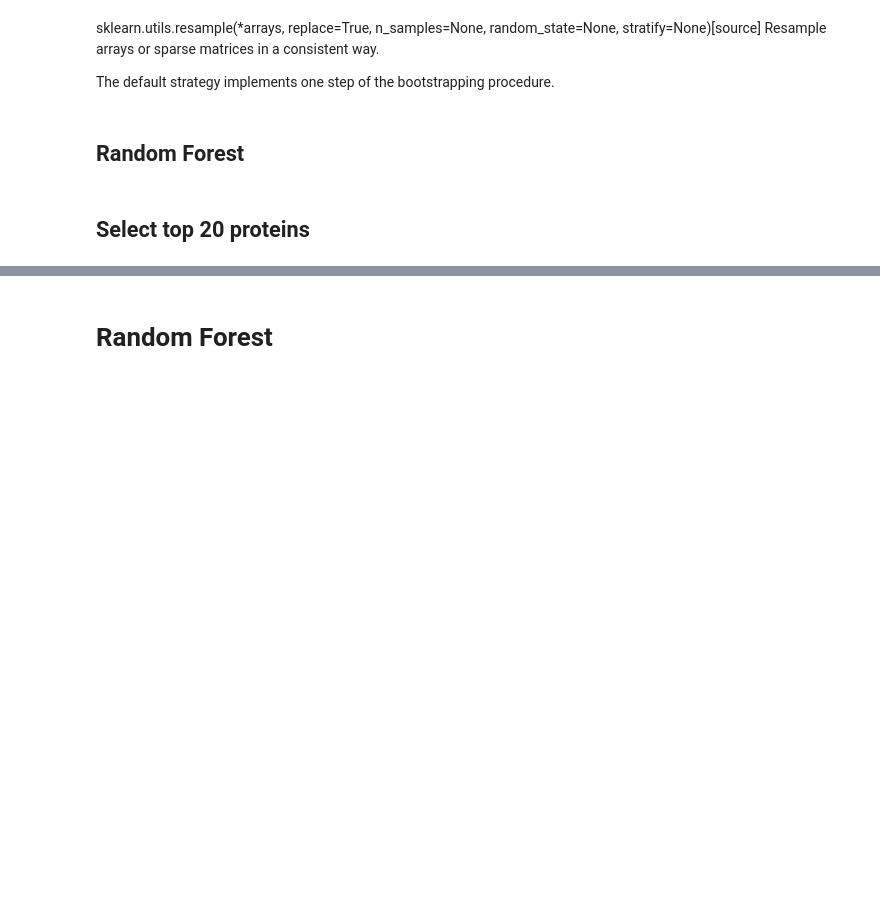
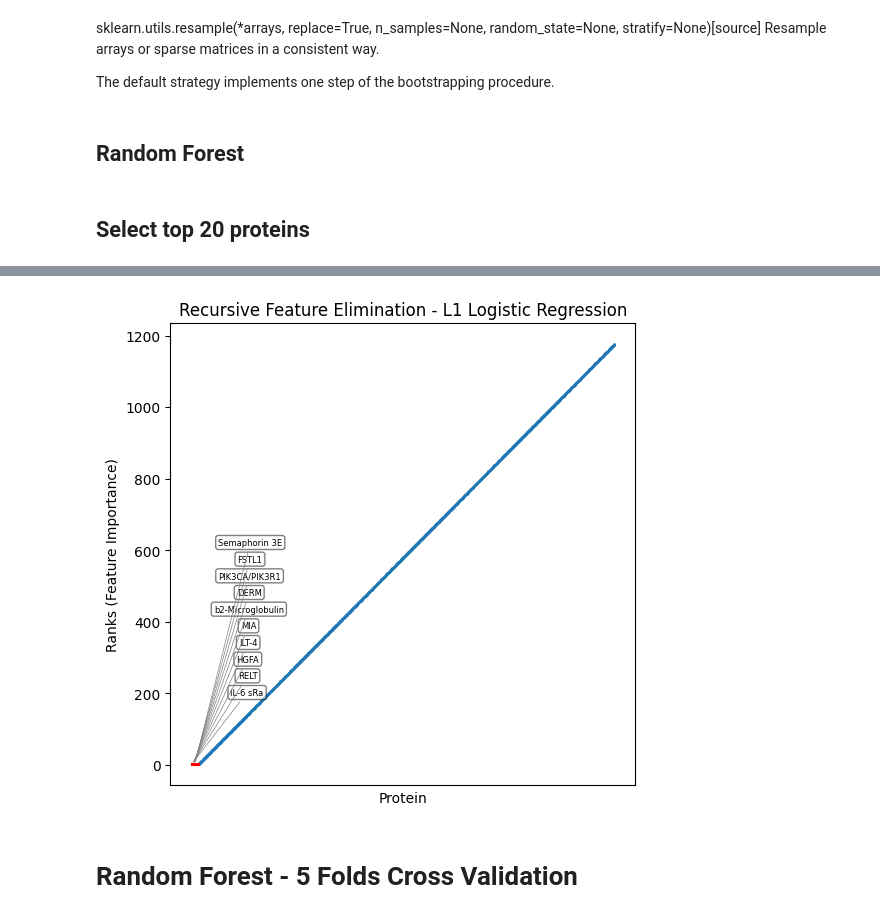
Before and after one commit to Capstone-24-25/module1-group-5, a Jupyter notebook: scripts/drafts/jaxon_script.ipynb, the cells around one changed output, grey strips where cells are left out. Drawn from its saved outputs; the diff is of its cells as text; code cells hidden in the pictures; blank space fills up the shorter version.

```diff
--- a/scripts/drafts/jaxon_script.ipynb
+++ b/scripts/drafts/jaxon_script.ipynb
@@ -132,5 +136,45 @@ Selected Features: Index(['HCE004152', 'MIA', 'IGFBP-1', 'PIK3CA/PIK3R1', 'b2-Mi
+# %%
+biomarker_rfe_top10_names = X_train.columns[np.argsort(rfe.ranking_)[:10]] # top 20 ranking importance names
+biomarker_rfe_top10_y = np.sort(rfe.ranking_)[:20]
+biomarker_rfe_top10_x = range(20)
+offset_index = range(20)
+
+ranking_sorted = np.sort(rfe.ranking_)
+
+x_axis = range(X_train.shape[1])
+y_axis = ranking_sorted
+
+fig, ax = plt.subplots(figsize=[6, 6]);
+plt.scatter(x=x_axis, y=y_axis, s=1);
+
+for x, y, name, idx in zip(biomarker_rfe_top10_x, biomarker_rfe_top10_y, biomarker_rfe_top10_names, offset_index):
+  ax.scatter(biomarker_rfe_top10_x, biomarker_rfe_top10_y, c='red', s=1);
+
+  offset_x = 40 if idx <= 10 else None
+  offset_y = (idx % 10) * 12 + 50
+
+  ax.annotate(
+    f'{name}' if idx <= 10 else None,
+    (x, y),
+    textcoords='offset points',
+    xytext=(offset_x, offset_y),
+    fontsize=6,
+    ha='center',
+    color='black',
+    bbox=dict(boxstyle='round,pad=0.3', edgecolor='black', facecolor='white', alpha=0.5) if idx <= 10 else None,
+    arrowprops=dict(arrowstyle='-', color='grey', linewidth=0.5) if idx <= 10 else None
+  )
+
+ax.set_xticks(ticks=());
+ax.set_xlabel('Protein');
+ax.set_ylabel('Ranks (Feature Importance)');
+ax.set_title('Recursive Feature Elimination - L1 Logistic Regression')
+
+plt.show();
+# %% [output]
+[figure, added]
 # %% [markdown]
-# Random Forest
+# Random Forest - 5 Folds Cross Validation
 # %%
 from sklearn.model_selection import StratifiedKFold, cross_val_score
 from sklearn.metrics import roc_auc_score
```
Also changed, not shown: parts of 27 cells of this notebook, 4 other files.
